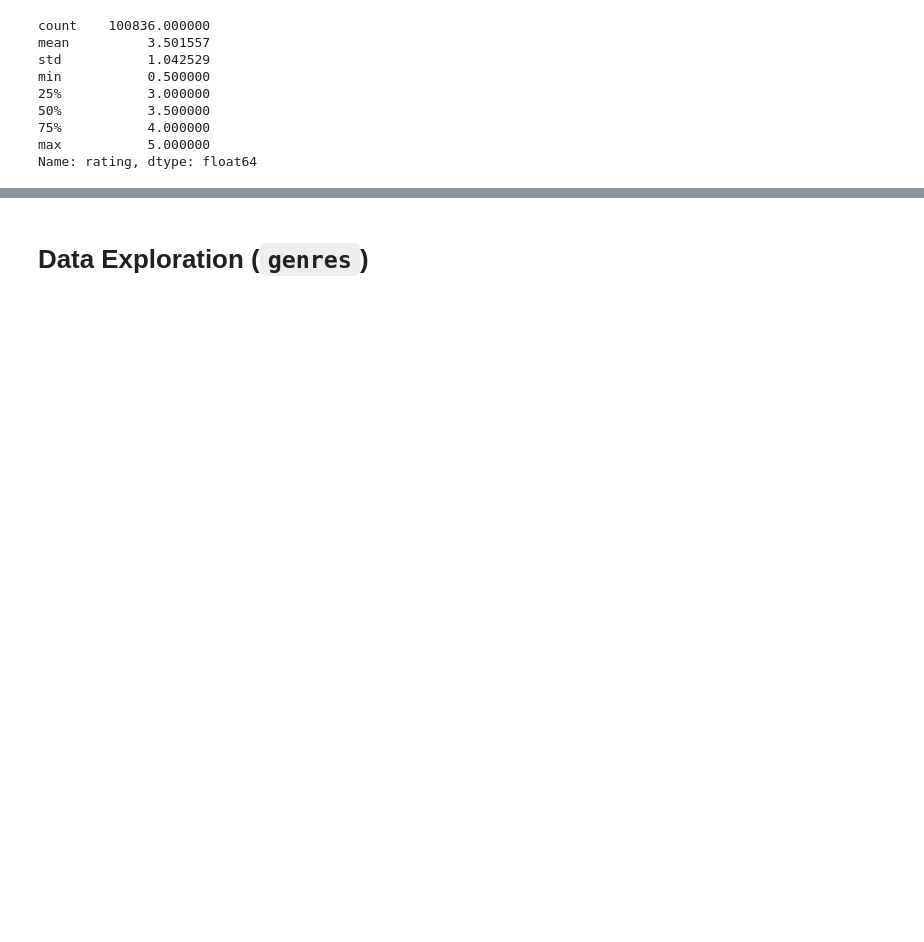
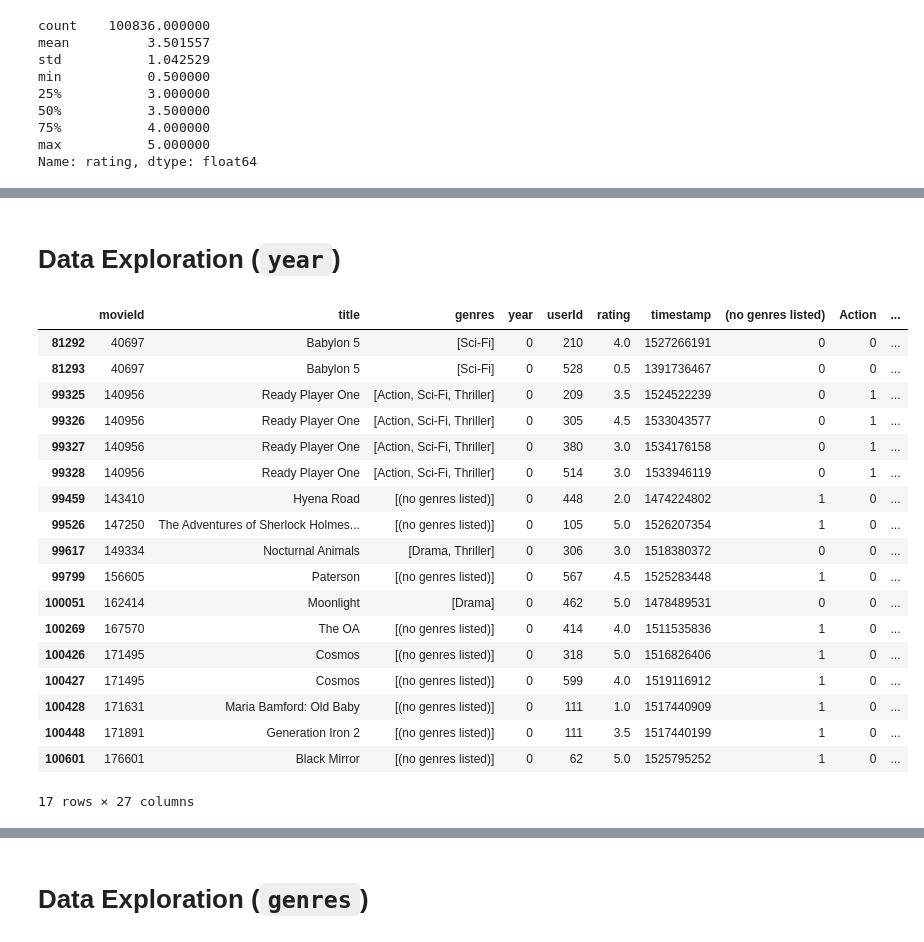
Before and after one commit to simonhui1/Recommendation_Systems, a Jupyter notebook: index.ipynb, the cells around one changed output, grey strips where cells are left out. Saved outputs shown, nothing was run; the diff lists cells and outputs as text; code cells hidden in the pictures; blank space fills up the shorter version.

```diff
--- a/index.ipynb
+++ b/index.ipynb
@@ -174 +148,25 @@ movies.loc[movies['rating'] == 0]
 0 rows × 27 columns
+# %% [markdown]
+# Data Exploration (`year`)
+# %%
+movies.loc[movies['year'] == 0]
+# %% [output]
+|  | movieId | title | genres | year | userId | rating | timestamp | (no genres listed) | Action | ... |
+| 81292 | 40697 | Babylon 5 | [Sci-Fi] | 0 | 210 | 4.0 | 1527266191 | 0 | 0 | ... |
+| 81293 | 40697 | Babylon 5 | [Sci-Fi] | 0 | 528 | 0.5 | 1391736467 | 0 | 0 | ... |
+| 99325 | 140956 | Ready Player One | [Action, Sci-Fi, Thriller] | 0 | 209 | 3.5 | 1524522239 | 0 | 1 | ... |
+| 99326 | 140956 | Ready Player One | [Action, Sci-Fi, Thriller] | 0 | 305 | 4.5 | 1533043577 | 0 | 1 | ... |
+| 99327 | 140956 | Ready Player One | [Action, Sci-Fi, Thriller] | 0 | 380 | 3.0 | 1534176158 | 0 | 1 | ... |
+| 99328 | 140956 | Ready Player One | [Action, Sci-Fi, Thriller] | 0 | 514 | 3.0 | 1533946119 | 0 | 1 | ... |
+| 99459 | 143410 | Hyena Road | [(no genres listed)] | 0 | 448 | 2.0 | 1474224802 | 1 | 0 | ... |
+| 99526 | 147250 | The Adventures of Sherlock Holmes... | [(no genres listed)] | 0 | 105 | 5.0 | 1526207354 | 1 | 0 | ... |
+| 99617 | 149334 | Nocturnal Animals | [Drama, Thriller] | 0 | 306 | 3.0 | 1518380372 | 0 | 0 | ... |
+| 99799 | 156605 | Paterson | [(no genres listed)] | 0 | 567 | 4.5 | 1525283448 | 1 | 0 | ... |
+| 100051 | 162414 | Moonlight | [Drama] | 0 | 462 | 5.0 | 1478489531 | 0 | 0 | ... |
+| 100269 | 167570 | The OA | [(no genres listed)] | 0 | 414 | 4.0 | 1511535836 | 1 | 0 | ... |
+| 100426 | 171495 | Cosmos | [(no genres listed)] | 0 | 318 | 5.0 | 1516826406 | 1 | 0 | ... |
+| 100427 | 171495 | Cosmos | [(no genres listed)] | 0 | 599 | 4.0 | 1519116912 | 1 | 0 | ... |
+| 100428 | 171631 | Maria Bamford: Old Baby | [(no genres listed)] | 0 | 111 | 1.0 | 1517440909 | 1 | 0 | ... |
+| 100448 | 171891 | Generation Iron 2 | [(no genres listed)] | 0 | 111 | 3.5 | 1517440199 | 1 | 0 | ... |
+| 100601 | 176601 | Black Mirror | [(no genres listed)] | 0 | 62 | 5.0 | 1525795252 | 1 | 0 | ... |
+17 rows × 27 columns
```
Also changed, not shown: parts of 33 cells of this notebook.
